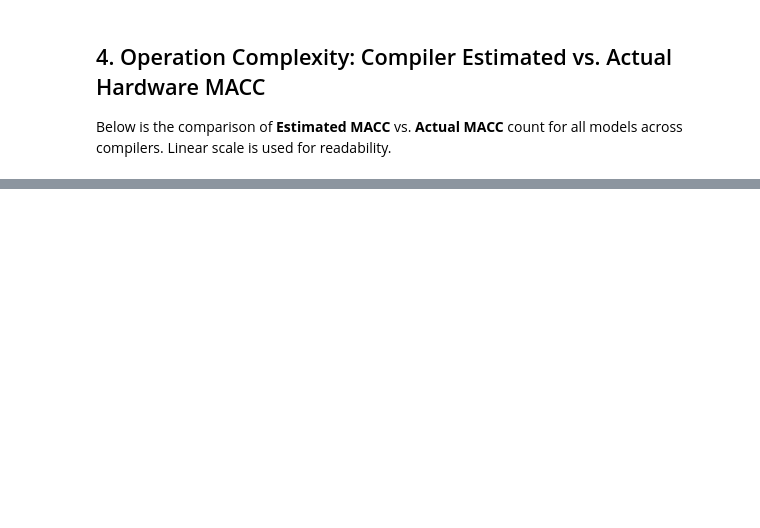
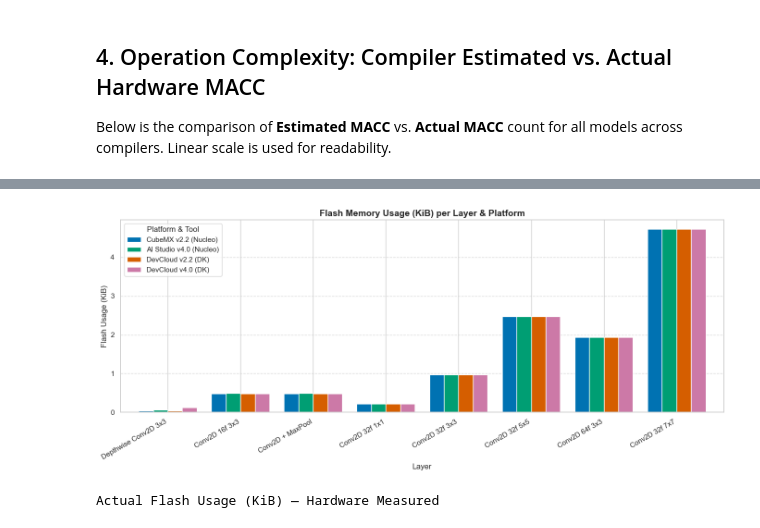
Before and after one commit to Magnus3327/stm32n6-edge-ai-benchmarks, a Jupyter notebook: Report/NPU_Performance_Analysis.ipynb, the cells around one changed output, grey strips where cells are left out. Saved outputs shown, nothing was run; the diff lists cells and outputs as text; code cells hidden in the pictures; blank space fills up the shorter version.

```diff
--- a/Report/NPU_Performance_Analysis.ipynb
+++ b/Report/NPU_Performance_Analysis.ipynb
@@ -637,0 +578,35 @@ Passing `palette` without assigning `hue` is deprecated and will be removed in v
+# %%
+# Build Flash data
+flash_data = []
+for m in all_models:
+    row_data = {'Model': get_clean_name(m)}
+    for tool_name, df in dfs_base.items():
+        row_match = df[df['Model Name'] == m]
+        row_data[tool_name] = row_match.iloc[0]['Flash Usage (KiB)'] if not row_match.empty else np.nan
+    flash_data.append(row_data)
+
+df_flash = pd.DataFrame(flash_data).set_index('Model')
+df_flash  = df_flash.reindex(columns=col_order_tools)
+df_flash  = df_flash.reindex([m for m in model_order if m in df_flash.index])
+
+colors_fl = [COLOR_MAP[c] for c in df_flash.columns]
+ax = df_flash.plot(kind='bar', figsize=(14, 6), width=0.8, color=colors_fl)
+ax.set_title('Flash Memory Usage (KiB) per Layer & Platform', fontweight='bold', fontsize=14)
+ax.set_ylabel('Flash Usage (KiB)', fontsize=12)
+ax.set_xlabel('Layer', fontsize=12)
+ax.set_xticklabels(ax.get_xticklabels(), rotation=30, ha='right')
+ax.grid(axis='y', linestyle='--', alpha=0.7)
+ax.legend(title='Platform & Tool', frameon=True)
+plt.tight_layout()
+plt.savefig(f'{PLOT_DIR}/14_flash_usage_bar.png', dpi=300)
+plt.show()
+
+# Table
+styled_flash = df_flash.style.set_caption("Actual Flash Usage (KiB) — Hardware Measured").format(
+    precision=2).set_properties(**{'text-align': 'center'}).set_table_styles([
+        {'selector': 'th', 'props': [('background-color', '#1a5276'), ('color', 'white'),
+                                      ('font-weight', 'bold'), ('text-align', 'center')]}])
+display(styled_flash)
+# %% [output]
+[figure, added]
+Actual Flash Usage (KiB) — Hardware Measured
```
Also changed, not shown: parts of 25 cells of this notebook, 19 other files.
